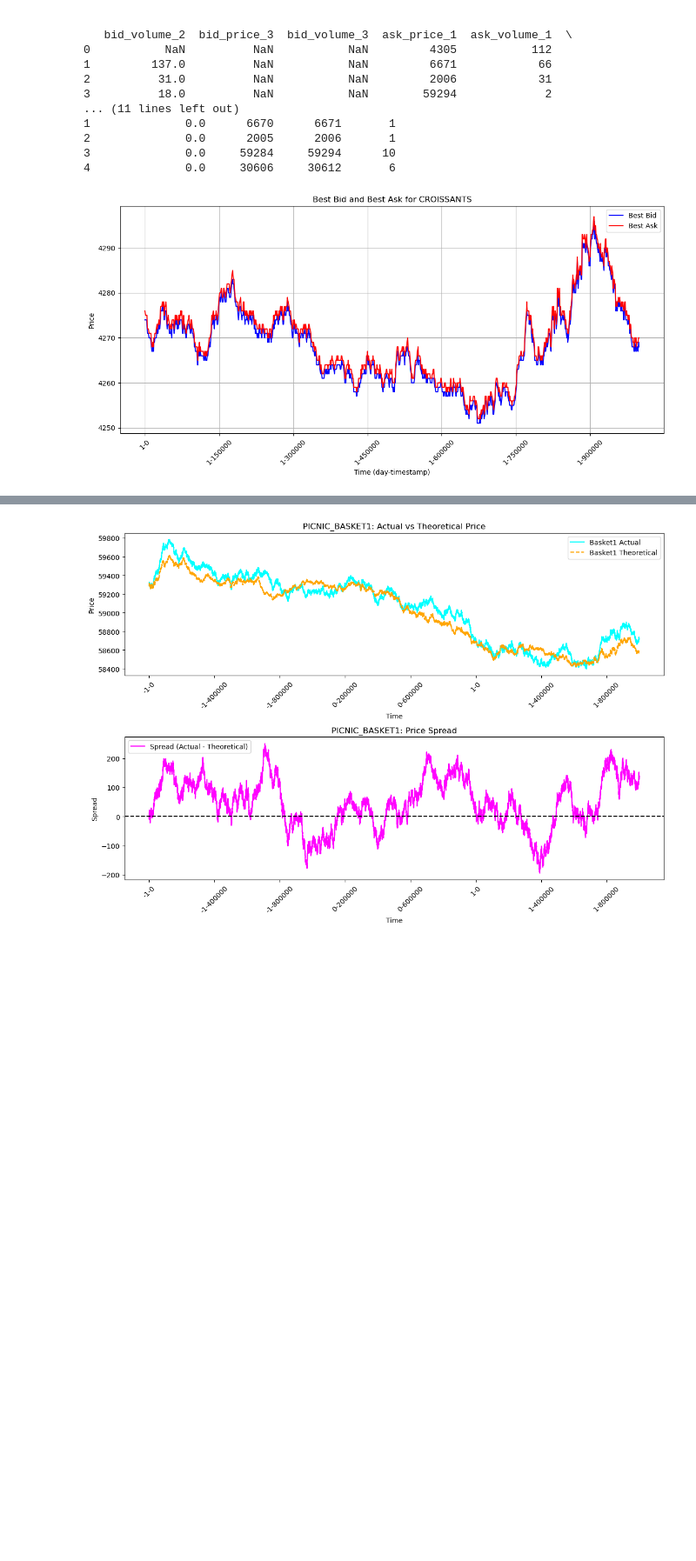
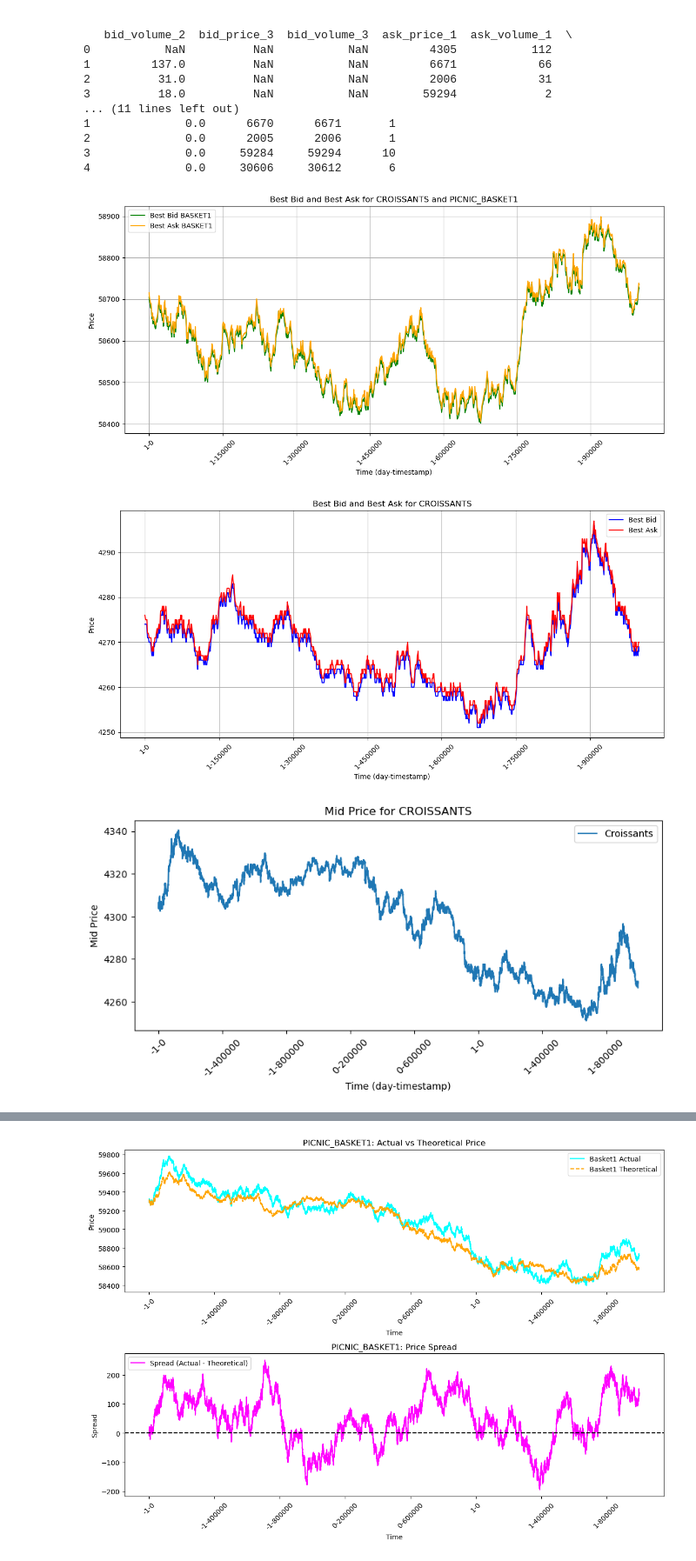
Before and after one commit to TheNoZER0/imc-prosperity3, a Jupyter notebook: analysis/round2anal.ipynb, the cells around one changed output, grey strips where cells are left out. Shown at 87% size. Drawn from its saved outputs; the diff is of its cells as text; code cells hidden in the pictures; blank space fills up the shorter version.

```diff
--- a/analysis/round2anal.ipynb
+++ b/analysis/round2anal.ipynb
@@ -700,10 +700,31 @@ mid_PICNIC_BASKET2 = get_mid_price_series(orders_df, 'PICNIC_BASKET2')
 
 best_bid_croissants = get_best_bid_series(orders_df_sample, 'CROISSANTS')
 best_ask_croissants = get_best_ask_series(orders_df_sample, 'CROISSANTS')
+best_bid_BASKET1 = get_best_bid_series(orders_df_sample, 'PICNIC_BASKET1')
+best_ask_BASKET1 = get_best_ask_series(orders_df_sample, 'PICNIC_BASKET1')
+
+
 
 n = 10
 best_bid_sample = best_bid_croissants.iloc[::n]
 best_ask_sample = best_ask_croissants.iloc[::n]
+best_ask_BASKET1_sample = best_ask_BASKET1.iloc[::n]
+best_bid_BASKET1_sample = best_bid_BASKET1.iloc[::n]
+
+plt.figure(figsize=(12,6))
+plt.plot(best_bid_BASKET1_sample.index, best_bid_BASKET1_sample.values, label='Best Bid BASKET1', color='green', markersize=3)
+plt.plot(best_ask_BASKET1_sample.index, best_ask_BASKET1_sample.values, label='Best Ask BASKET1', color='orange', markersize=3)
+plt.xlabel('Time (day-timestamp)')
+plt.ylabel('Price')
+plt.title('Best Bid and Best Ask for CROISSANTS and PICNIC_BASKET1')
+plt.legend()
+# Limit x-axis ticks for clarity.
+ax = plt.gca()
+ax.xaxis.set_major_locator(ticker.MaxNLocator(nbins=10))
+plt.xticks(rotation=45)
+plt.grid(True)
+plt.tight_layout()
+plt.show()
 
 plt.figure(figsize=(12,6))
 plt.plot(best_bid_sample.index, best_bid_sample.values, label='Best Bid', color='blue', markersize=3)
@@ -725,31 +746,33 @@ plt.show()
 
 
 # (Optional) Plot one of them to check
 plt.figure(figsize=(10,4))
 plt.plot(mid_CROISSANTS.index, mid_CROISSANTS.values, label='Croissants')
 plt.xticks(rotation=45)
 plt.xlabel('Time (day-timestamp)')
 plt.ylabel('Mid Price')
 plt.title('Mid Price for CROISSANTS')
 plt.legend()
 ax = plt.gca()
 ax.xaxis.set_major_locator(ticker.MaxNLocator(nbins=10))
 plt.xticks(rotation=45)
 plt.show()
 
 plt.figure(figsize=(10,4))
 plt.plot(mid_JAMS.index, mid_JAMS.values, label='JAMS')
 plt.xticks(rotation=45)
 plt.xlabel('Time (day-timestamp)')
 plt.ylabel('Mid Price')
 plt.title('Mid Price for JAMS')
 plt.legend()
 
 
 # Set up the x-axis to show a limited number of ticks (e.g. 10)
 ax = plt.gca()
 ax.xaxis.set_major_locator(ticker.MaxNLocator(nbins=10))
 plt.xticks(rotation=45)
 plt.show()
 # %% [output]
-[figure, old version]
+[figure, new version]
+[figure, added]
+[figure, added]
```
Also changed, not shown: parts of 4 cells of this notebook.
